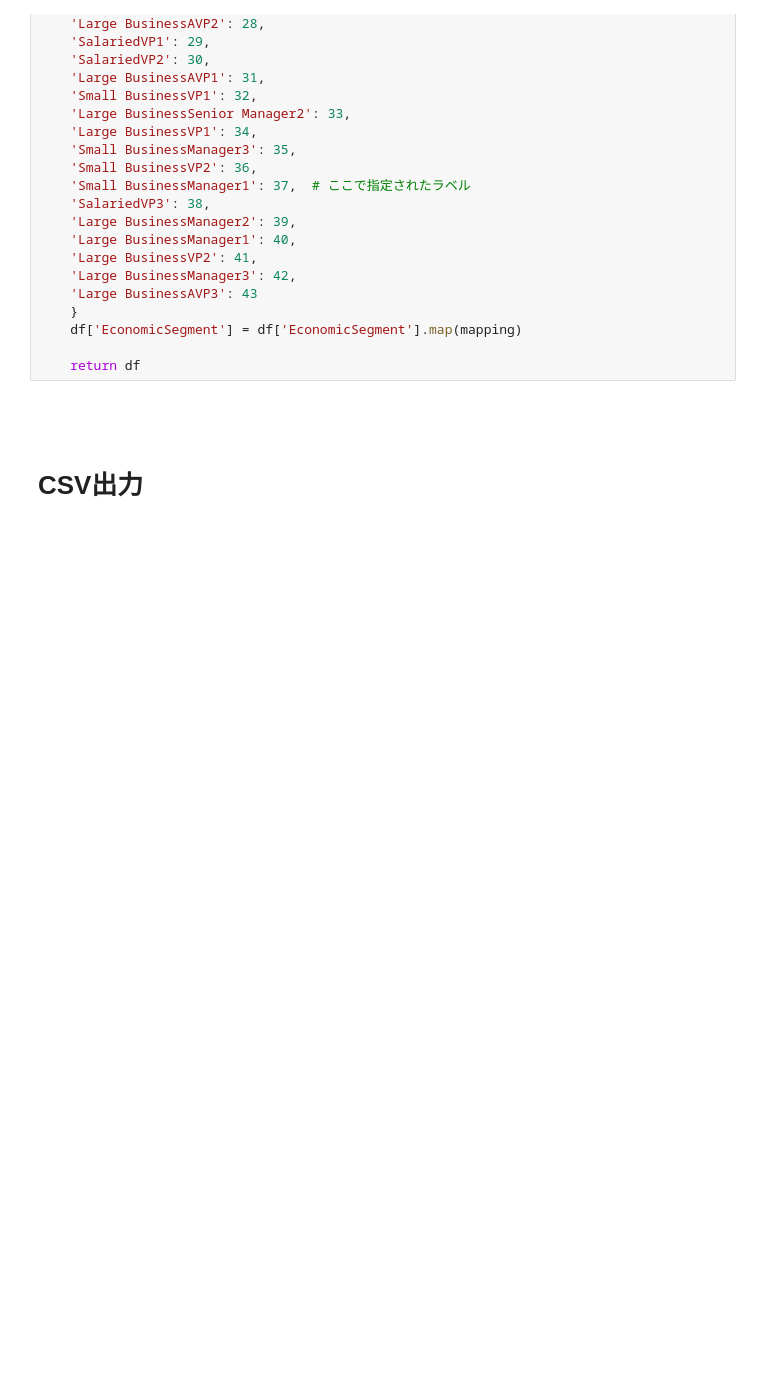
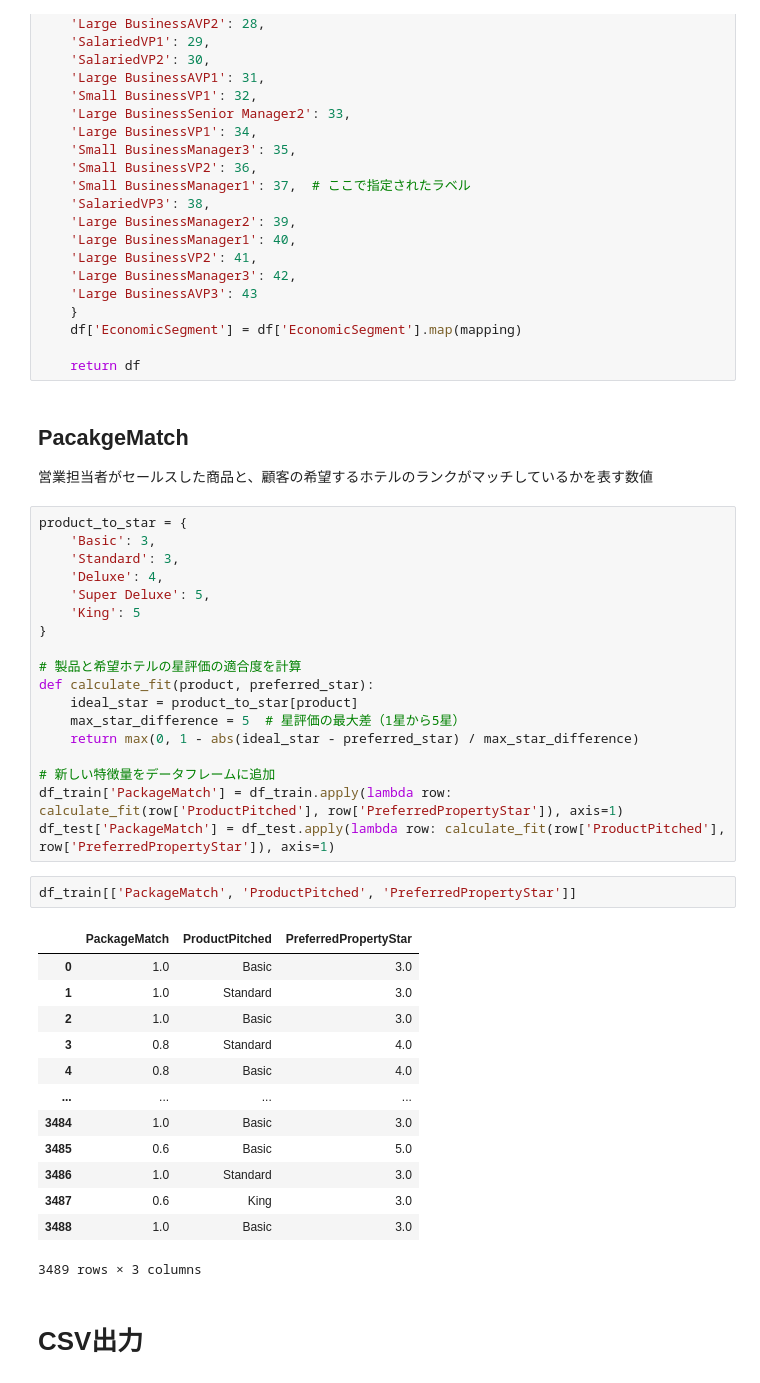
Before and after one commit to RickHub0115/SIGNATE-Summer-Cup-2024, a Jupyter notebook: scr/feature_engineering/feature_engineering.ipynb, the cells around one changed output. Saved outputs shown, nothing was run; the diff lists cells and outputs as text; blank space fills up the shorter version.

```diff
--- a/scr/feature_engineering/feature_engineering.ipynb
+++ b/scr/feature_engineering/feature_engineering.ipynb
@@ -196,8 +196,43 @@ def mapping_EconomicSegment(df):
     df['EconomicSegment'] = df['EconomicSegment'].map(mapping)
 
     return df
-# %% [markdown]
-##
+# %% [markdown]
+## PacakgeMatch
+営業担当者がセールスした商品と、顧客の希望するホテルのランクがマッチしているかを表す数値
+# %%
+product_to_star = {
+    'Basic': 3,
+    'Standard': 3,
+    'Deluxe': 4,
+    'Super Deluxe': 5,
+    'King': 5
+}
+
+# 製品と希望ホテルの星評価の適合度を計算
+def calculate_fit(product, preferred_star):
+    ideal_star = product_to_star[product]
+    max_star_difference = 5  # 星評価の最大差（1星から5星）
+    return max(0, 1 - abs(ideal_star - preferred_star) / max_star_difference)
+
+# 新しい特徴量をデータフレームに追加
+df_train['PackageMatch'] = df_train.apply(lambda row: calculate_fit(row['ProductPitched'], row['PreferredPropertyStar']), axis=1)
+df_test['PackageMatch'] = df_test.apply(lambda row: calculate_fit(row['ProductPitched'], row['PreferredPropertyStar']), axis=1)
+# %%
+df_train[['PackageMatch', 'ProductPitched', 'PreferredPropertyStar']]
+# %% [output]
+|  | PackageMatch | ProductPitched | PreferredPropertyStar |
+| 0 | 1.0 | Basic | 3.0 |
+| 1 | 1.0 | Standard | 3.0 |
+| 2 | 1.0 | Basic | 3.0 |
+| 3 | 0.8 | Standard | 4.0 |
+| 4 | 0.8 | Basic | 4.0 |
+| ... | ... | ... | ... |
+| 3484 | 1.0 | Basic | 3.0 |
+| 3485 | 0.6 | Basic | 5.0 |
+| 3486 | 1.0 | Standard | 3.0 |
+| 3487 | 0.6 | King | 3.0 |
+| 3488 | 1.0 | Basic | 3.0 |
+3489 rows × 3 columns
 # %% [markdown]
 # CSV出力
 # %%
```
Also changed, not shown: 11 other files.
